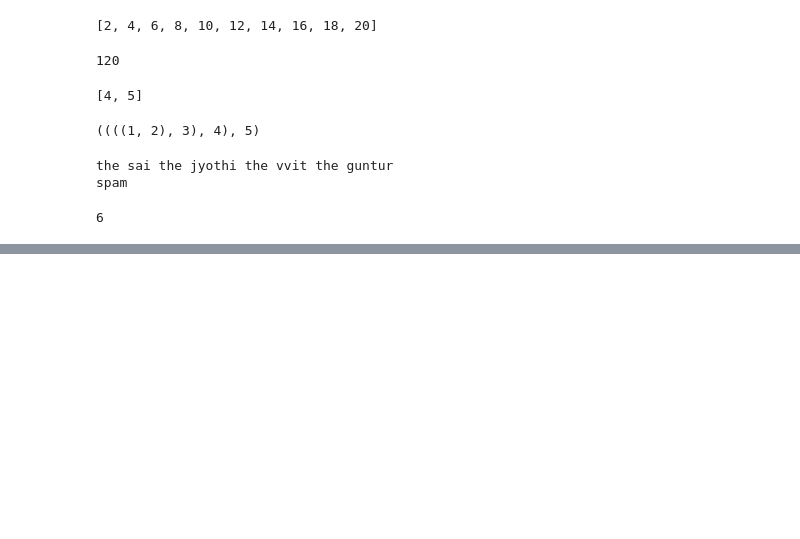
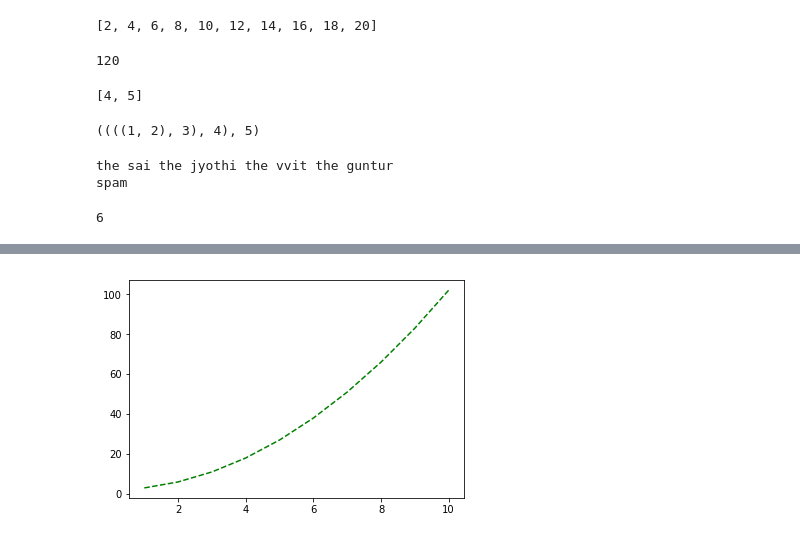
Before and after one commit to saijyothiy/python, a Jupyter notebook: jp1.ipynb, the cells around one changed output, grey strips where cells are left out. Drawn from its saved outputs; the diff is of its cells as text; code cells hidden in the pictures; blank space fills up the shorter version.

```diff
--- a/jp1.ipynb
+++ b/jp1.ipynb
@@ -1075,0 +1861,5 @@ a(1,2,3)
+# %%
+pl.plot(x_axis,y_axis,'g--')
+pl.show()
+# %% [output]
+[figure, added]
```
Also changed, not shown: parts of 125 cells of this notebook, 1 other file.
